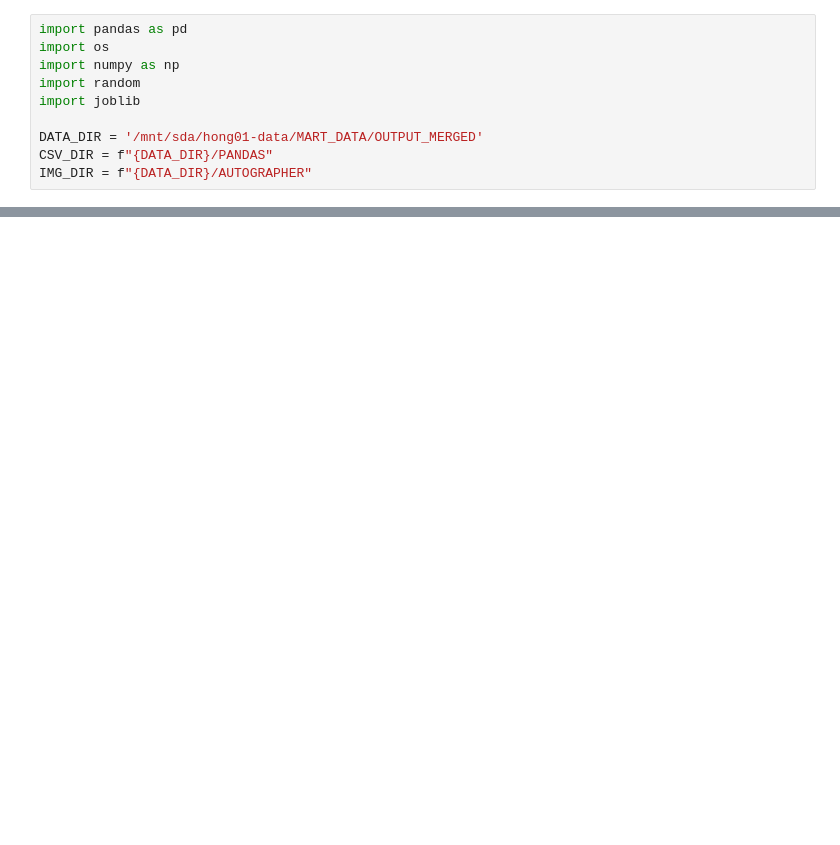
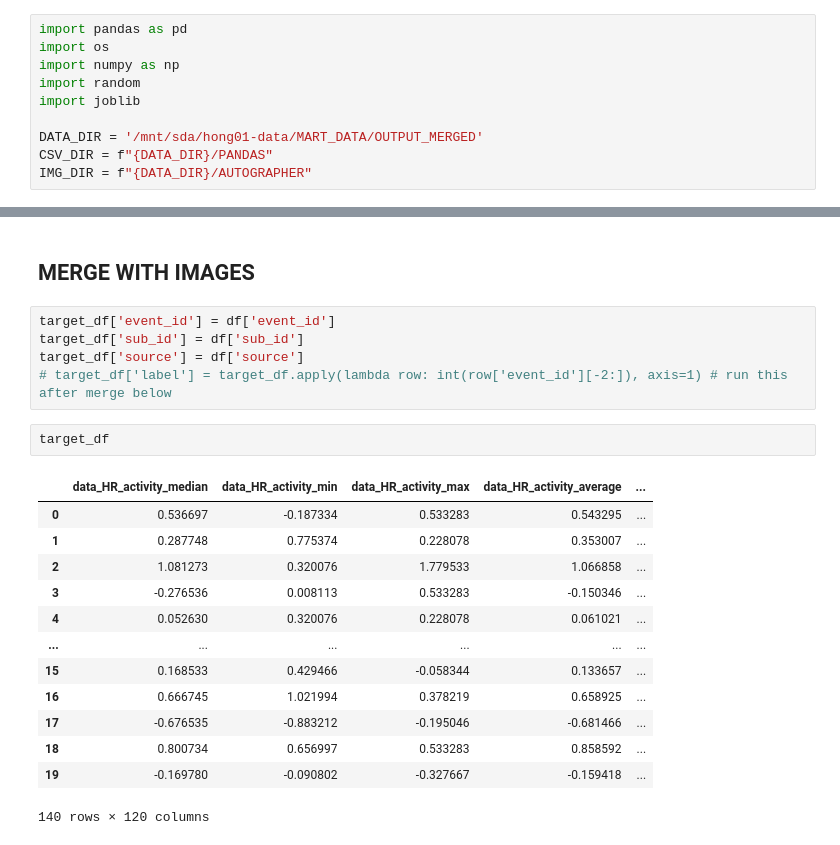
Before and after one commit to m2man/MART-AUTOGRAPHER, a Jupyter notebook: CSV_PART/Preprocess_Data.ipynb, the cells around one changed output, grey strips where cells are left out. Cells and saved outputs as stored; diff of their text form; blank space fills up the shorter version.

```diff
--- a/CSV_PART/Preprocess_Data.ipynb
+++ b/CSV_PART/Preprocess_Data.ipynb
@@ -144,0 +132,23 @@ a = joblib.load('tabular_csv_only.joblib')
+# %% [markdown]
+## MERGE WITH IMAGES
+# %%
+target_df['event_id'] = df['event_id']
+target_df['sub_id'] = df['sub_id']
+target_df['source'] = df['source']
+# target_df['label'] = target_df.apply(lambda row: int(row['event_id'][-2:]), axis=1) # run this after merge below
+# %%
+target_df
+# %% [output]
+|  | data_HR_activity_median | data_HR_activity_min | data_HR_activity_max | data_HR_activity_average | ... |
+| 0 | 0.536697 | -0.187334 | 0.533283 | 0.543295 | ... |
+| 1 | 0.287748 | 0.775374 | 0.228078 | 0.353007 | ... |
+| 2 | 1.081273 | 0.320076 | 1.779533 | 1.066858 | ... |
+| 3 | -0.276536 | 0.008113 | 0.533283 | -0.150346 | ... |
+| 4 | 0.052630 | 0.320076 | 0.228078 | 0.061021 | ... |
+| ... | ... | ... | ... | ... | ... |
+| 15 | 0.168533 | 0.429466 | -0.058344 | 0.133657 | ... |
+| 16 | 0.666745 | 1.021994 | 0.378219 | 0.658925 | ... |
+| 17 | -0.676535 | -0.883212 | -0.195046 | -0.681466 | ... |
+| 18 | 0.800734 | 0.656997 | 0.533283 | 0.858592 | ... |
+| 19 | -0.169780 | -0.090802 | -0.327667 | -0.159418 | ... |
+140 rows × 120 columns
```
Also changed, not shown: parts of 46 cells of this notebook, 26 other files.
